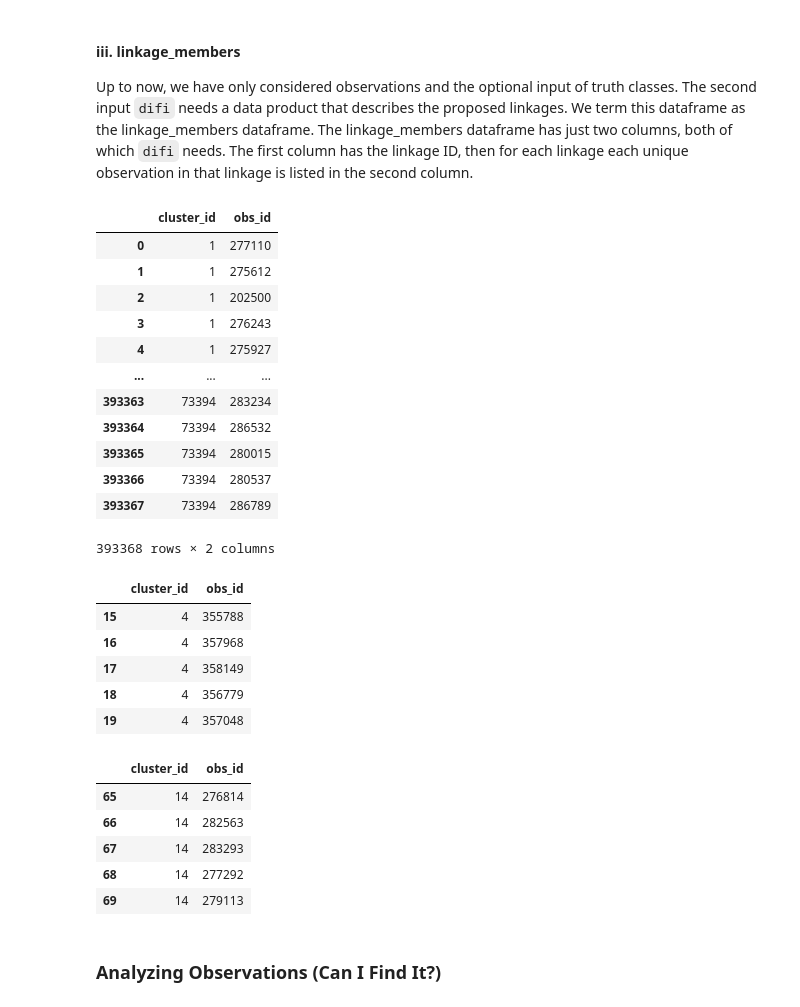
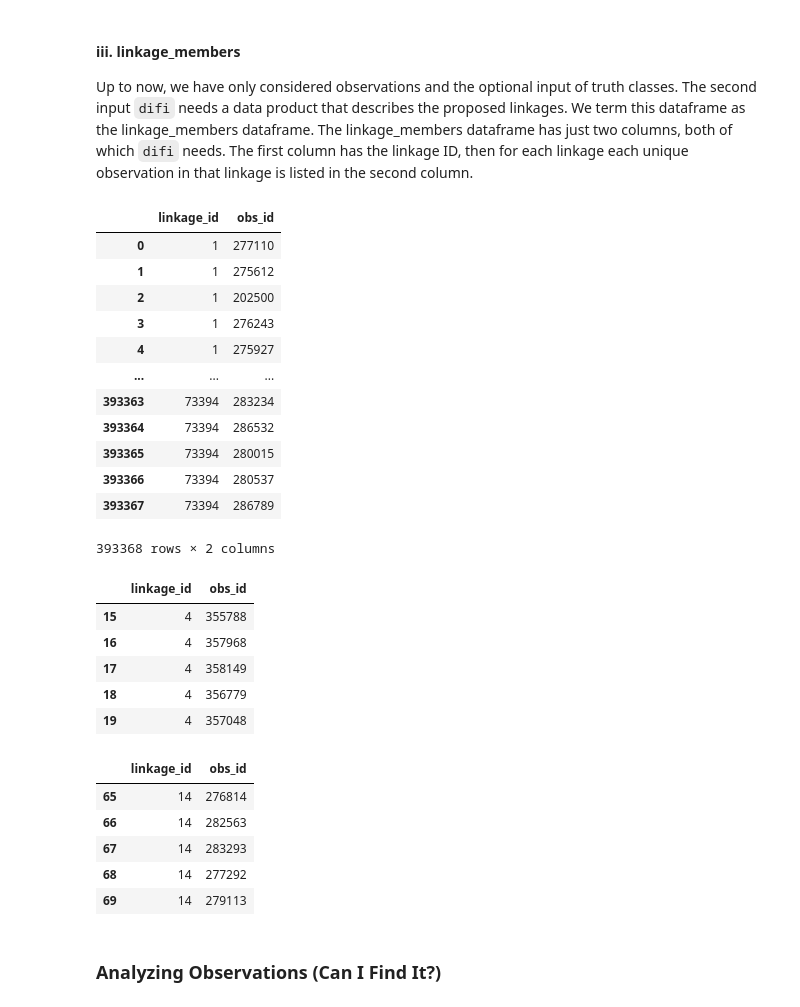
Before and after one commit to moeyensj/difi, a Jupyter notebook: examples/tutorial.ipynb, the cells around one changed output. Cells and saved outputs as stored; diff of their text form; code cells hidden in the pictures.

Commit message:
Update tutorial with removal of column_mapping and addition of detection_window

```diff
--- a/examples/tutorial.ipynb
+++ b/examples/tutorial.ipynb
@@ -237,10 +234,12 @@ So lets define a dictionary that tells `difi` what columns to use for this infor
 # %%
 column_mapping = {
-    # difi column name : data column name
-    "linkage_id" : "cluster_id",
+    # data column name : difi column name
+    "cluster_id" : "linkage_id",
     "obs_id" : "obs_id",
-    "truth" : "designation"
+    "designation" : "truth"
 }
+
+observations.rename(columns=column_mapping, inplace=True)
 # %% [markdown]
 #### iii. linkage_members
 
@@ -255,10 +254,11 @@ linkage_members = pd.read_csv(
         "obs_id" : str,
     },
 )
+linkage_members.rename(columns=column_mapping, inplace=True)
 # %%
 linkage_members
 # %% [output]
-|  | cluster_id | obs_id |
+|  | linkage_id | obs_id |
 | 0 | 1 | 277110 |
 | 1 | 1 | 275612 |
 | 2 | 1 | 202500 |
@@ -272,18 +272,18 @@ linkage_members
 | 393367 | 73394 | 286789 |
 393368 rows × 2 columns
 # %%
-linkage_members[linkage_members["cluster_id"] == "4"]
+linkage_members[linkage_members["linkage_id"] == "4"]
 # %% [output]
-|  | cluster_id | obs_id |
+|  | linkage_id | obs_id |
 | 15 | 4 | 355788 |
 | 16 | 4 | 357968 |
 | 17 | 4 | 358149 |
 | 18 | 4 | 356779 |
 | 19 | 4 | 357048 |
 # %%
-linkage_members[linkage_members["cluster_id"] == "14"]
+linkage_members[linkage_members["linkage_id"] == "14"]
 # %% [output]
-|  | cluster_id | obs_id |
+|  | linkage_id | obs_id |
 | 65 | 14 | 276814 |
 | 66 | 14 | 282563 |
 | 67 | 14 | 283293 |
```
Also changed, not shown: parts of 28 cells of this notebook, 1 other file.
